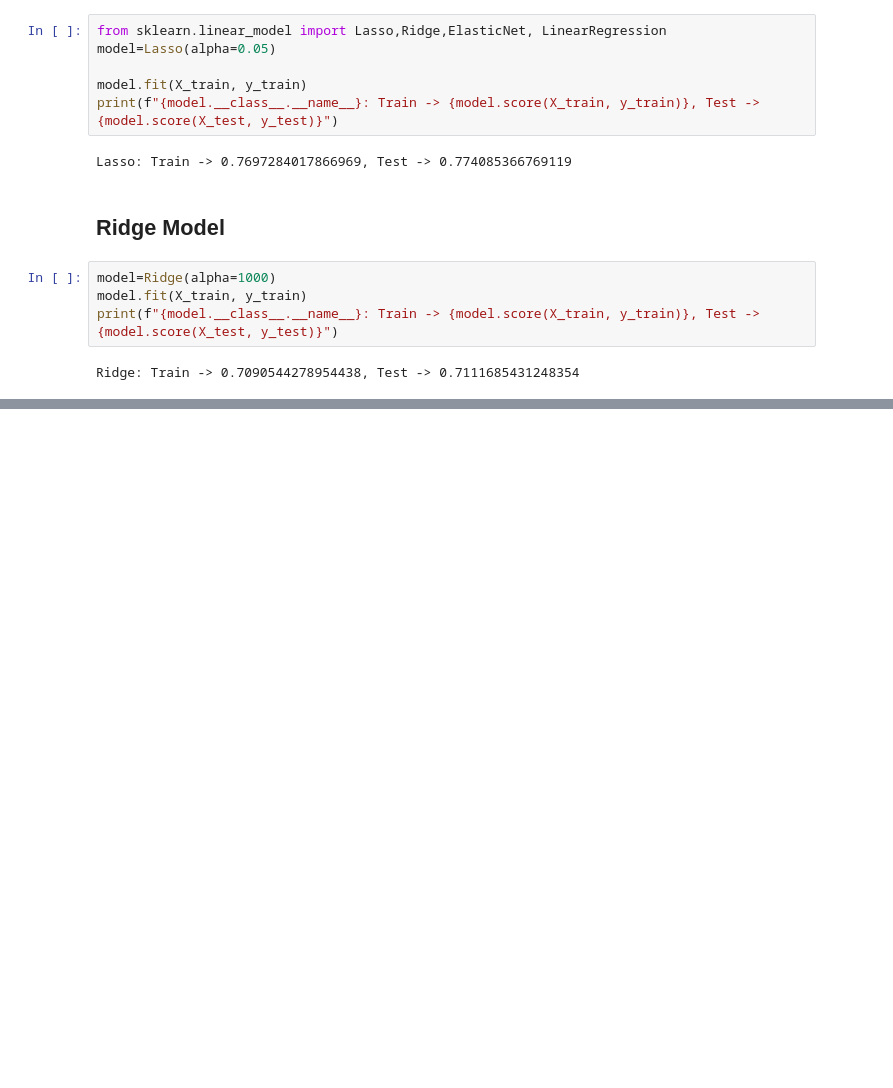
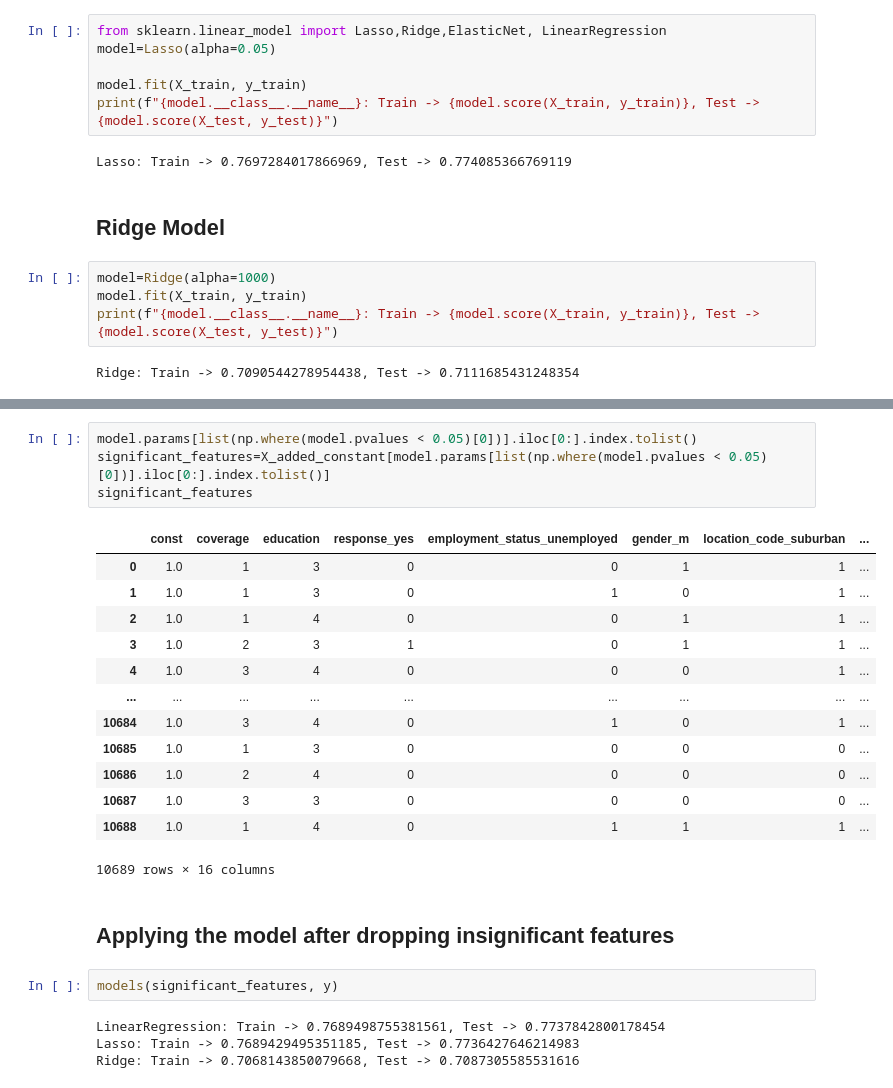
Before and after one commit to Aykut-Avci/exercises, a Jupyter notebook: Model_comparison.ipynb, the cells around one changed output, grey strips where cells are left out. Drawn from its saved outputs; the diff is of its cells as text; blank space fills up the shorter version.

```diff
--- a/Model_comparison.ipynb
+++ b/Model_comparison.ipynb
@@ -160,0 +351,26 @@ Ridge: Train -> 0.7090544278954438, Test -> 0.7111685431248354
+# %%
+model.params[list(np.where(model.pvalues < 0.05)[0])].iloc[0:].index.tolist()
+significant_features=X_added_constant[model.params[list(np.where(model.pvalues < 0.05)[0])].iloc[0:].index.tolist()]
+significant_features
+# %% [output]
+|  | const | coverage | education | response_yes | employment_status_unemployed | gender_m | location_code_suburban | ... |
+| 0 | 1.0 | 1 | 3 | 0 | 0 | 1 | 1 | ... |
+| 1 | 1.0 | 1 | 3 | 0 | 1 | 0 | 1 | ... |
+| 2 | 1.0 | 1 | 4 | 0 | 0 | 1 | 1 | ... |
+| 3 | 1.0 | 2 | 3 | 1 | 0 | 1 | 1 | ... |
+| 4 | 1.0 | 3 | 4 | 0 | 0 | 0 | 1 | ... |
+| ... | ... | ... | ... | ... | ... | ... | ... | ... |
+| 10684 | 1.0 | 3 | 4 | 0 | 1 | 0 | 1 | ... |
+| 10685 | 1.0 | 1 | 3 | 0 | 0 | 0 | 0 | ... |
+| 10686 | 1.0 | 2 | 4 | 0 | 0 | 0 | 0 | ... |
+| 10687 | 1.0 | 3 | 3 | 0 | 0 | 0 | 0 | ... |
+| 10688 | 1.0 | 1 | 4 | 0 | 1 | 1 | 1 | ... |
+10689 rows × 16 columns
+# %% [markdown]
+## Applying the model after dropping insignificant features
+# %%
+models(significant_features, y)
+# %% [output]
+LinearRegression: Train -> 0.7689498755381561, Test -> 0.7737842800178454
+Lasso: Train -> 0.7689429495351185, Test -> 0.7736427646214983
+Ridge: Train -> 0.7068143850079668, Test -> 0.7087305585531616
```
Also changed, not shown: parts of 11 cells of this notebook.
